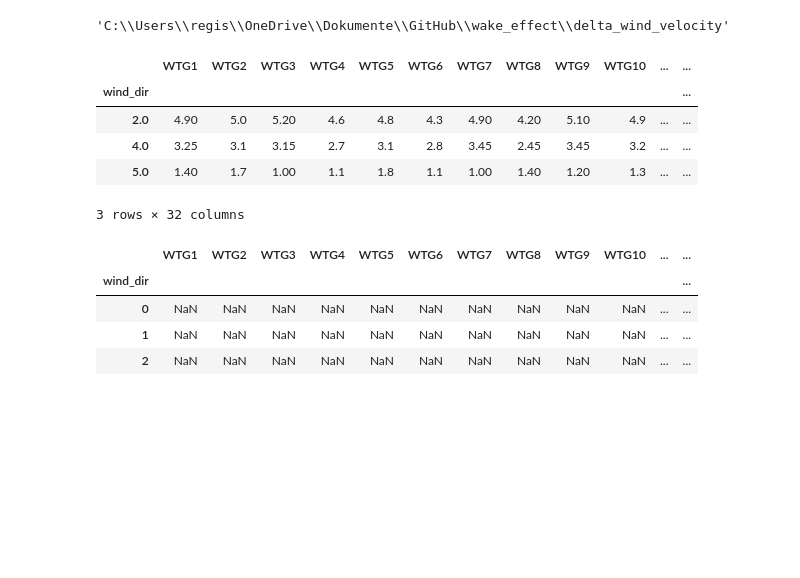
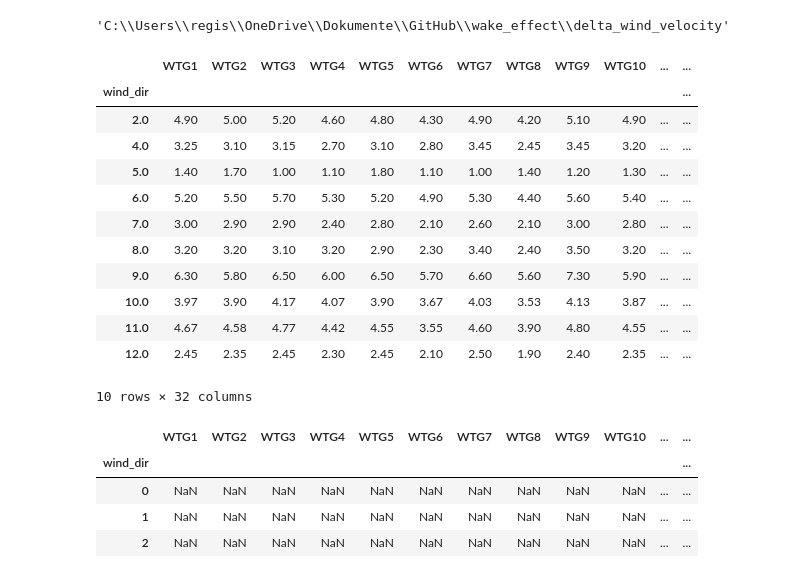
Before and after one commit to GStechschulte/wake_effect, a Jupyter notebook: delta_wind_velocity/delta_wind_velocity.ipynb, the cells around one changed output. Saved outputs shown, nothing was run; the diff lists cells and outputs as text; code cells hidden in the pictures; blank space fills up the shorter version.

```diff
--- a/delta_wind_velocity/delta_wind_velocity.ipynb
+++ b/delta_wind_velocity/delta_wind_velocity.ipynb
@@ -26,15 +26,22 @@ df1 = df1.rename(columns={'80.0': 'eighty', '100.0': 'hundred'})
 # %%
 df2 = df1.groupby(['wind_dir']).mean().round(2)
 df2 = df2.drop(columns = ['eighty'])
 df2 = df2.drop(columns = ['hundred'])
-df2.head(3)
+df2.head(10)
 # %% [output]
 |  | WTG1 | WTG2 | WTG3 | WTG4 | WTG5 | WTG6 | WTG7 | WTG8 | WTG9 | WTG10 | ... | ... |
 | wind_dir |  |  |  |  |  |  |  |  |  |  |  | ... |
-| 2.0 | 4.90 | 5.0 | 5.20 | 4.6 | 4.8 | 4.3 | 4.90 | 4.20 | 5.10 | 4.9 | ... | ... |
-| 4.0 | 3.25 | 3.1 | 3.15 | 2.7 | 3.1 | 2.8 | 3.45 | 2.45 | 3.45 | 3.2 | ... | ... |
-| 5.0 | 1.40 | 1.7 | 1.00 | 1.1 | 1.8 | 1.1 | 1.00 | 1.40 | 1.20 | 1.3 | ... | ... |
+| 2.0 | 4.90 | 5.00 | 5.20 | 4.60 | 4.80 | 4.30 | 4.90 | 4.20 | 5.10 | 4.90 | ... | ... |
+| 4.0 | 3.25 | 3.10 | 3.15 | 2.70 | 3.10 | 2.80 | 3.45 | 2.45 | 3.45 | 3.20 | ... | ... |
+| 5.0 | 1.40 | 1.70 | 1.00 | 1.10 | 1.80 | 1.10 | 1.00 | 1.40 | 1.20 | 1.30 | ... | ... |
+| 6.0 | 5.20 | 5.50 | 5.70 | 5.30 | 5.20 | 4.90 | 5.30 | 4.40 | 5.60 | 5.40 | ... | ... |
+| 7.0 | 3.00 | 2.90 | 2.90 | 2.40 | 2.80 | 2.10 | 2.60 | 2.10 | 3.00 | 2.80 | ... | ... |
+| 8.0 | 3.20 | 3.20 | 3.10 | 3.20 | 2.90 | 2.30 | 3.40 | 2.40 | 3.50 | 3.20 | ... | ... |
+| 9.0 | 6.30 | 5.80 | 6.50 | 6.00 | 6.50 | 5.70 | 6.60 | 5.60 | 7.30 | 5.90 | ... | ... |
+| 10.0 | 3.97 | 3.90 | 4.17 | 4.07 | 3.90 | 3.67 | 4.03 | 3.53 | 4.13 | 3.87 | ... | ... |
+| 11.0 | 4.67 | 4.58 | 4.77 | 4.42 | 4.55 | 3.55 | 4.60 | 3.90 | 4.80 | 4.55 | ... | ... |
+| 12.0 | 2.45 | 2.35 | 2.45 | 2.30 | 2.45 | 2.10 | 2.50 | 1.90 | 2.40 | 2.35 | ... | ... |
-3 rows × 32 columns
+10 rows × 32 columns
 # %%
 # create matrix frame for delta wind speed
 # each turbine has per angle a list of its wind difference to all turbines
```
Also changed, not shown: parts of 11 cells of this notebook, 1 other file.
